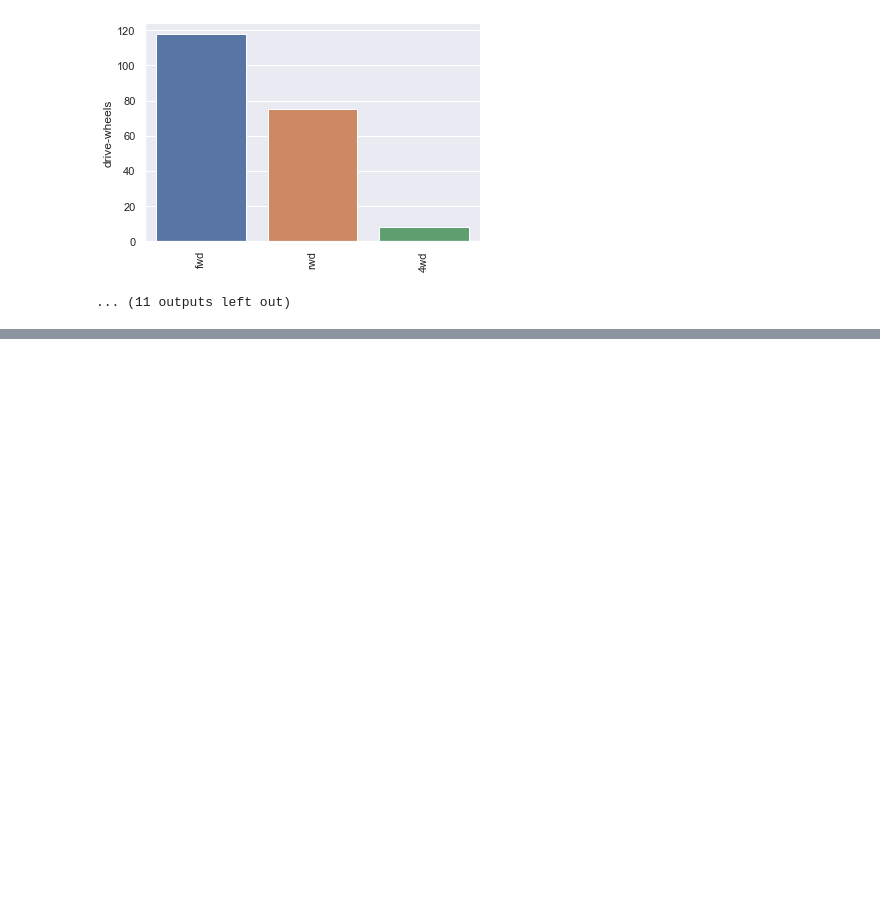
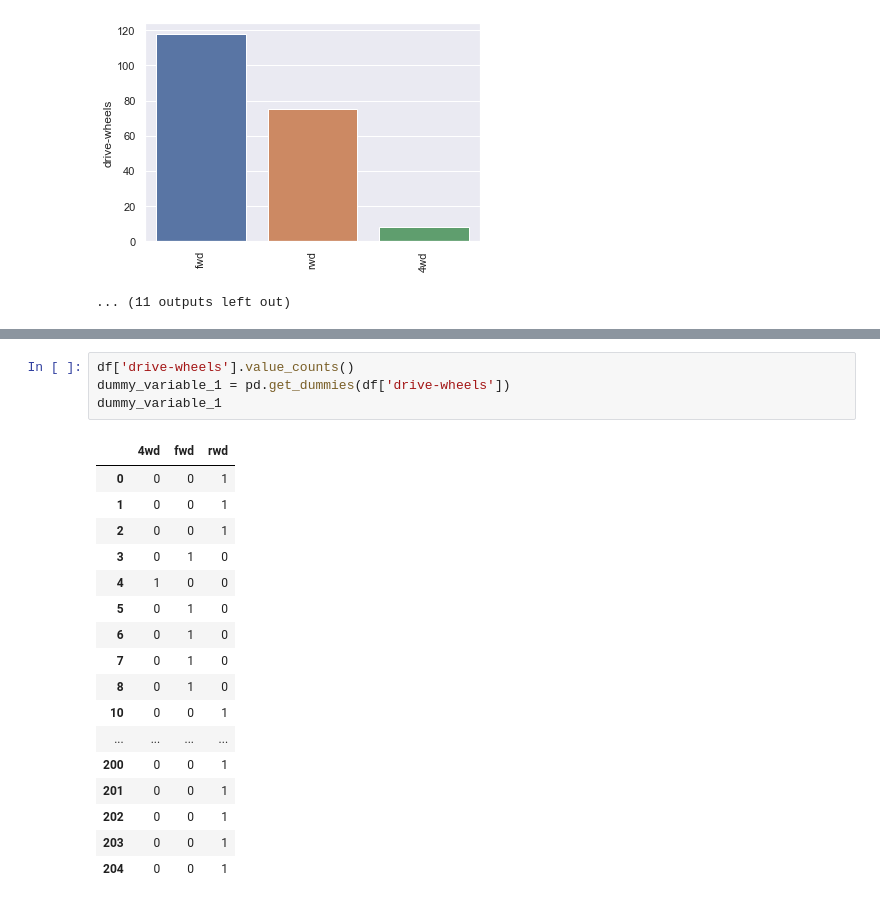
Before and after one commit to bbamzi/Old-Car, a Jupyter notebook: oldcars.ipynb, the cells around one changed output, grey strips where cells are left out. Cells and saved outputs as stored; diff of their text form; blank space fills up the shorter version.

```diff
--- a/oldcars.ipynb
+++ b/oldcars.ipynb
@@ -139,0 +181,22 @@ Graph for drive-wheels: Total = 3
+# %%
+df['drive-wheels'].value_counts()
+dummy_variable_1 = pd.get_dummies(df['drive-wheels'])
+dummy_variable_1
+# %% [output]
+|  | 4wd | fwd | rwd |
+| 0 | 0 | 0 | 1 |
+| 1 | 0 | 0 | 1 |
+| 2 | 0 | 0 | 1 |
+| 3 | 0 | 1 | 0 |
+| 4 | 1 | 0 | 0 |
+| 5 | 0 | 1 | 0 |
+| 6 | 0 | 1 | 0 |
+| 7 | 0 | 1 | 0 |
+| 8 | 0 | 1 | 0 |
+| 10 | 0 | 0 | 1 |
+| ... | ... | ... | ... |
+| 200 | 0 | 0 | 1 |
+| 201 | 0 | 0 | 1 |
+| 202 | 0 | 0 | 1 |
+| 203 | 0 | 0 | 1 |
+| 204 | 0 | 0 | 1 |
```
Also changed, not shown: parts of 4 cells of this notebook.
